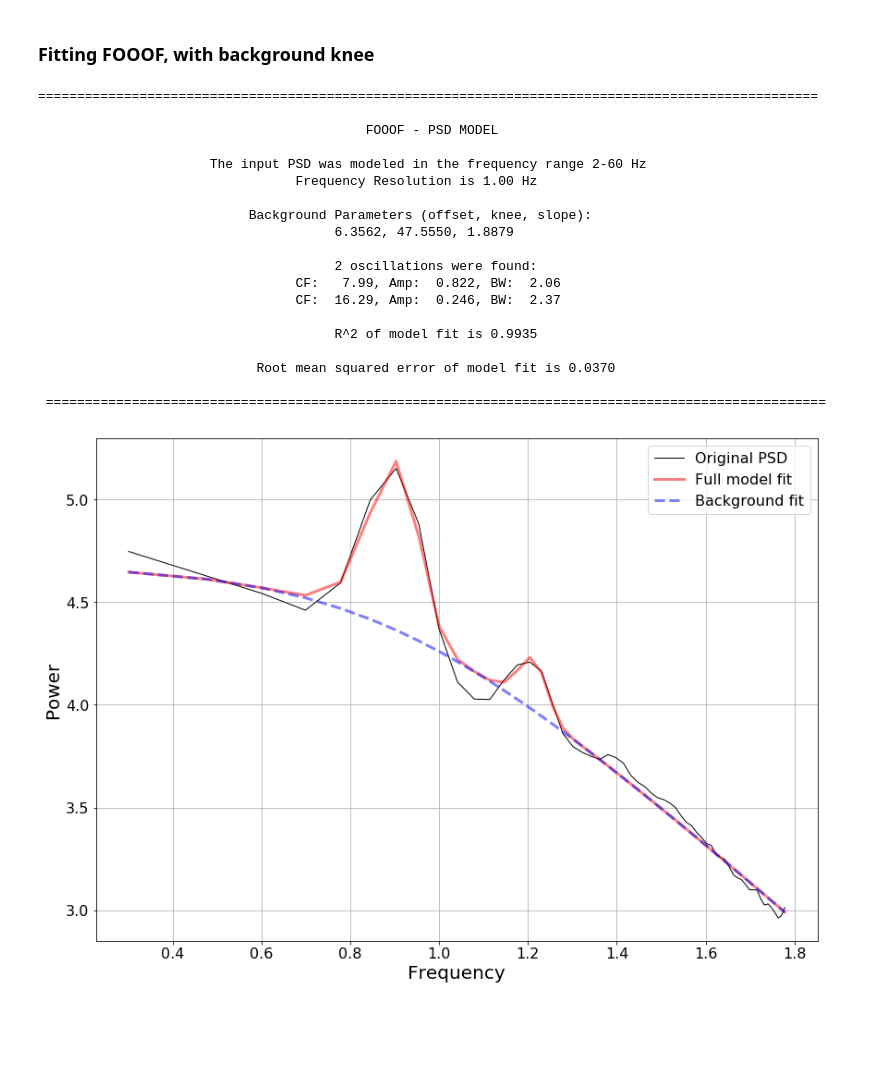
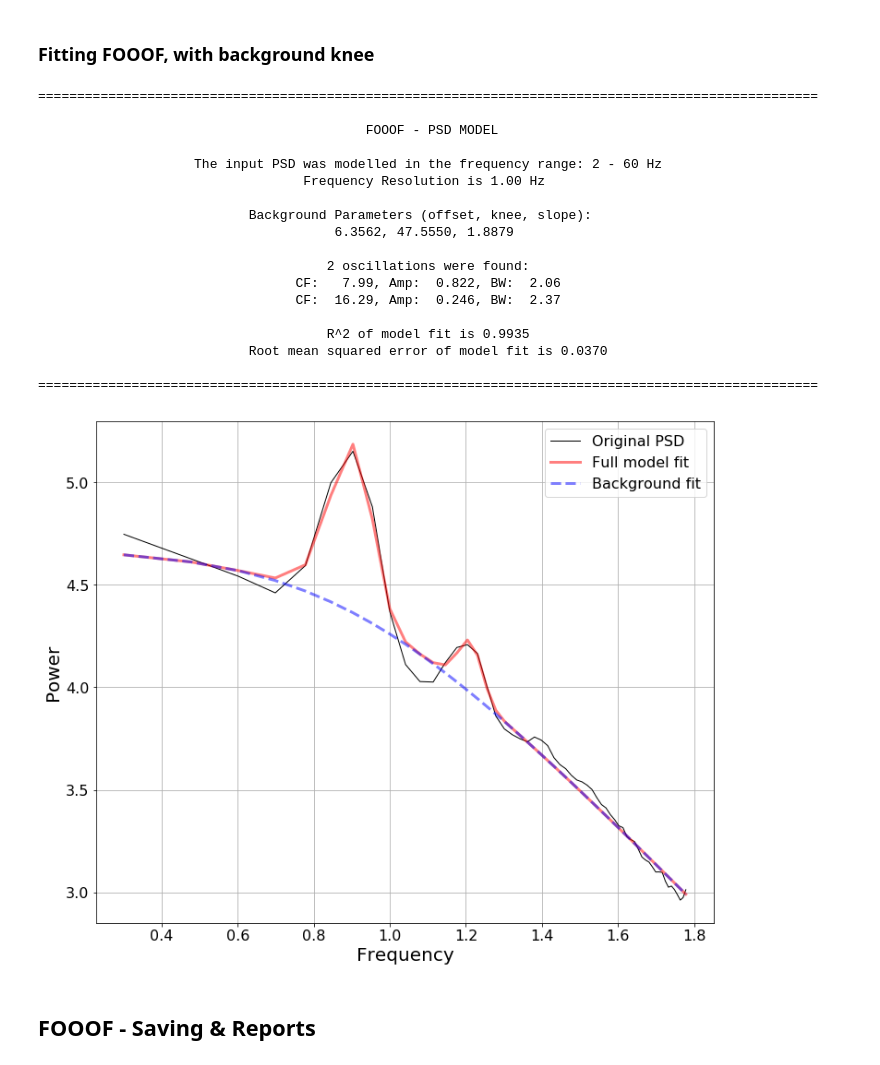
Before and after one commit to fooof-tools/fooof, a Jupyter notebook: tutorial/FOOOF_Tutorial.ipynb, the cells around one changed output. Cells and saved outputs as stored; diff of their text form; code cells hidden in the pictures; blank space fills up the shorter version.

```diff
--- a/tutorial/FOOOF_Tutorial.ipynb
+++ b/tutorial/FOOOF_Tutorial.ipynb
@@ -306,28 +322,29 @@ freqs = np.load('dat/freqs_lfp.npy')
 psd = np.load('dat/psd_lfp.npy')
 # %%
 # Initialize FOOOF - setting to fit a knee
-fm = FOOOF(bandwidth_limits=(2, 8), fit_knee=True)
+fm = FOOOF(bandwidth_limits=(2, 8), bg_use_knee=True)
 
 # Fit FOOOF model
 fm.model(freqs, psd, [2, 60], plt_log=True)
 # %% [output]
 ====================================================================================================
 
                                           FOOOF - PSD MODEL
 
-                      The input PSD was modeled in the frequency range 2-60 Hz
-                                 Frequency Resolution is 1.00 Hz
+                    The input PSD was modelled in the frequency range: 2 - 60 Hz
+                                  Frequency Resolution is 1.00 Hz
 
                            Background Parameters (offset, knee, slope):
                                       6.3562, 47.5550, 1.8879
 
-                                      2 oscillations were found:
+                                     2 oscillations were found:
                                  CF:   7.99, Amp:  0.822, BW:  2.06
                                  CF:  16.29, Amp:  0.246, BW:  2.37
 
-                                      R^2 of model fit is 0.9935
+                                     R^2 of model fit is 0.9935
+                           Root mean squared error of model fit is 0.0370
 
-                            Root mean squared error of model fit is 0.0370
-
- ====================================================================================================
+====================================================================================================
-[figure, old version]
+[figure, new version]
+# %% [markdown]
+## FOOOF - Saving & Reports
```
Also changed, not shown: parts of 32 cells of this notebook.
